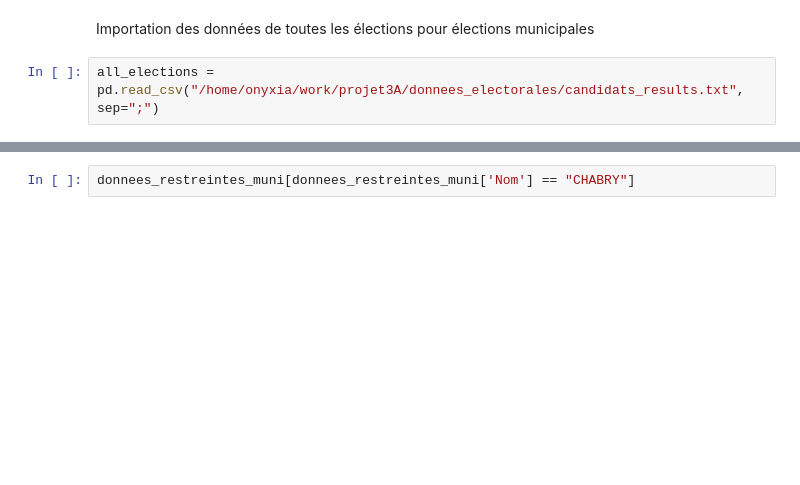
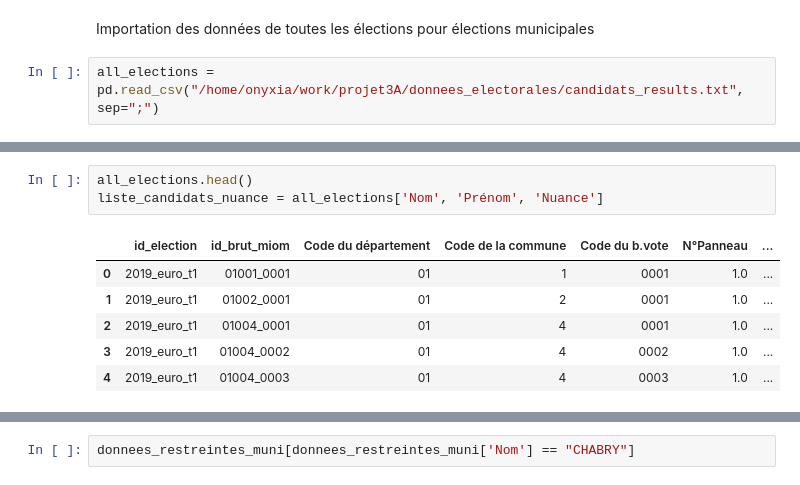
Before and after one commit to xdalp/projet3A, a Jupyter notebook: vote.ipynb, the cells around one changed output, grey strips where cells are left out. Cells and saved outputs as stored; diff of their text form; blank space fills up the shorter version.

```diff
--- a/vote.ipynb
+++ b/vote.ipynb
@@ -6,0 +17,10 @@ all_elections = pd.read_csv("/home/onyxia/work/projet3A/donnees_electorales/cand
+# %%
+all_elections.head()
+liste_candidats_nuance = all_elections['Nom', 'Prénom', 'Nuance']
+# %% [output]
+|  | id_election | id_brut_miom | Code du département | Code de la commune | Code du b.vote | N°Panneau | ... |
+| 0 | 2019_euro_t1 | 01001_0001 | 01 | 1 | 0001 | 1.0 | ... |
+| 1 | 2019_euro_t1 | 01002_0001 | 01 | 2 | 0001 | 1.0 | ... |
+| 2 | 2019_euro_t1 | 01004_0001 | 01 | 4 | 0001 | 1.0 | ... |
+| 3 | 2019_euro_t1 | 01004_0002 | 01 | 4 | 0002 | 1.0 | ... |
+| 4 | 2019_euro_t1 | 01004_0003 | 01 | 4 | 0003 | 1.0 | ... |
```
Also changed, not shown: parts of 10 cells of this notebook.
